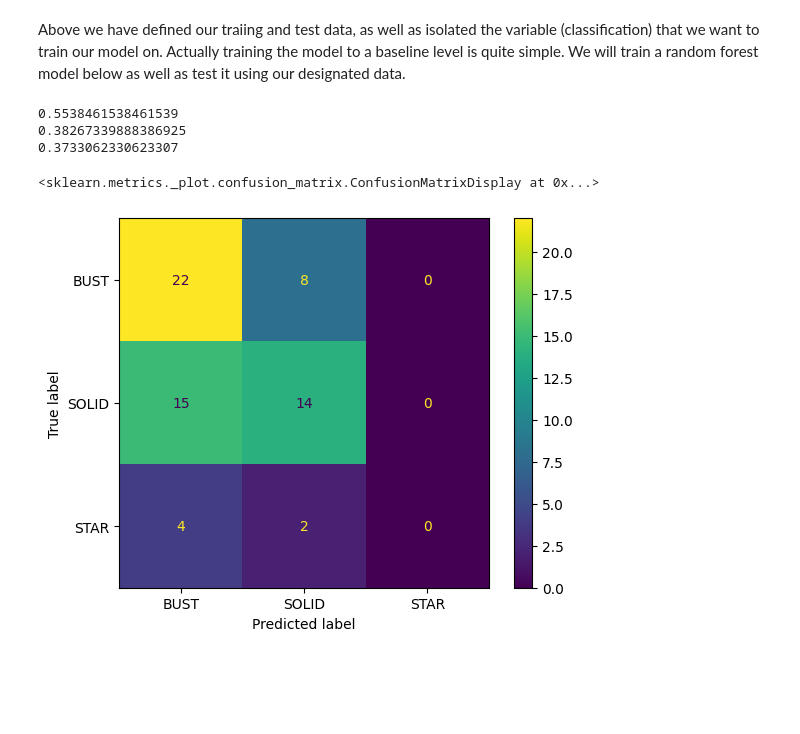
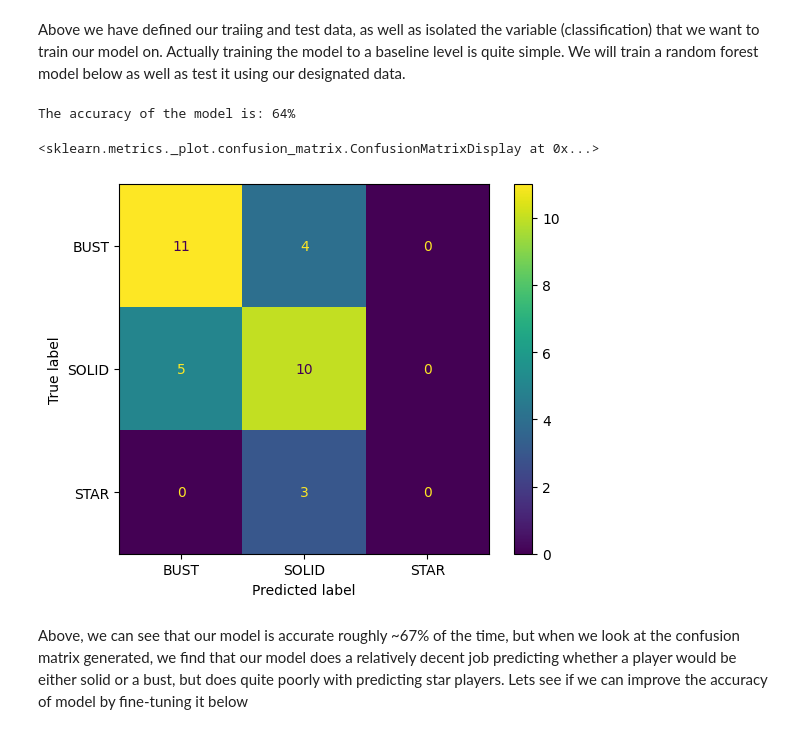
Before and after one commit to lakerfan1994/RandomForestModelTest, a Jupyter notebook: nba draft model.ipynb, the cells around one changed output. Cells and saved outputs as stored; diff of their text form; code cells hidden in the pictures; blank space fills up the shorter version.

```diff
--- a/nba draft model.ipynb
+++ b/nba draft model.ipynb
@@ -118,37 +121,40 @@ First, lets split our data into test data and training data. We will need to ide
 independentVars = clean_data.drop('classification', axis=1)
 dependentVar = clean_data['classification']
 
-training_independent, test_independent, training_dependent, test_dependent = train_test_split(independentVars, dependentVar, test_size=0.2, random_state=24, stratify=dependentVar)
+training_independent, test_independent, training_dependent, test_dependent = train_test_split(independentVars, dependentVar, test_size=0.1, random_state=24, stratify=dependentVar)
 # %% [markdown]
 Above we have defined our traiing and test data, as well as isolated the variable (classification) that we want to train our model on.
 Actually training the model to a baseline level is quite simple. We will train a random forest model below as well as test it using our designated data.
 # %%
+
 
 
 # create default tree
 random_forest = RandomForestClassifier(random_state= 26)
+
+
+# smote = SMOTE(random_state=24)
+# training_independent_resam, training_dependent_resam = smote.fit_resample(training_independent, training_dependent)
+
 random_forest.fit(training_independent, training_dependent)
 
+# random_forest.fit(training_independent_resam, training_dependent_resam)
+
 predictions = random_forest.predict(test_independent)
-# predictions = random_forest.predict(training_independent)
+
 
 
 accuracy = accuracy_score(test_dependent, predictions)
+print("The accuracy of the model is: " + str(round(accuracy * 100)) + '%')
 
-f1 = f1_score(test_dependent, predictions, average='macro')
-
-precision = precision_score(test_dependent, predictions, average='macro')
-print(accuracy)
-print(f1)
-print(precision)
 
 
 ConfusionMatrixDisplay.from_estimator(random_forest, test_independent, test_dependent)
 # %% [output]
-0.5538461538461539
-0.38267339888386925
-0.3733062330623307
+The accuracy of the model is: 64%
 <sklearn.metrics._plot.confusion_matrix.ConfusionMatrixDisplay at 0x...>
-[figure, old version]
+[figure, new version]
+# %% [markdown]
+Above, we can see that our model is accurate roughly ~67% of the time, but when we look at the confusion matrix generated, we find that our model does a relatively decent job predicting whether a player would be either solid or a bust, but does quite poorly with predicting star players. Lets see if we can improve the accuracy of model by fine-tuning it below
 # %%
 
```
Also changed, not shown: parts of 6 cells of this notebook, 3 other files.
